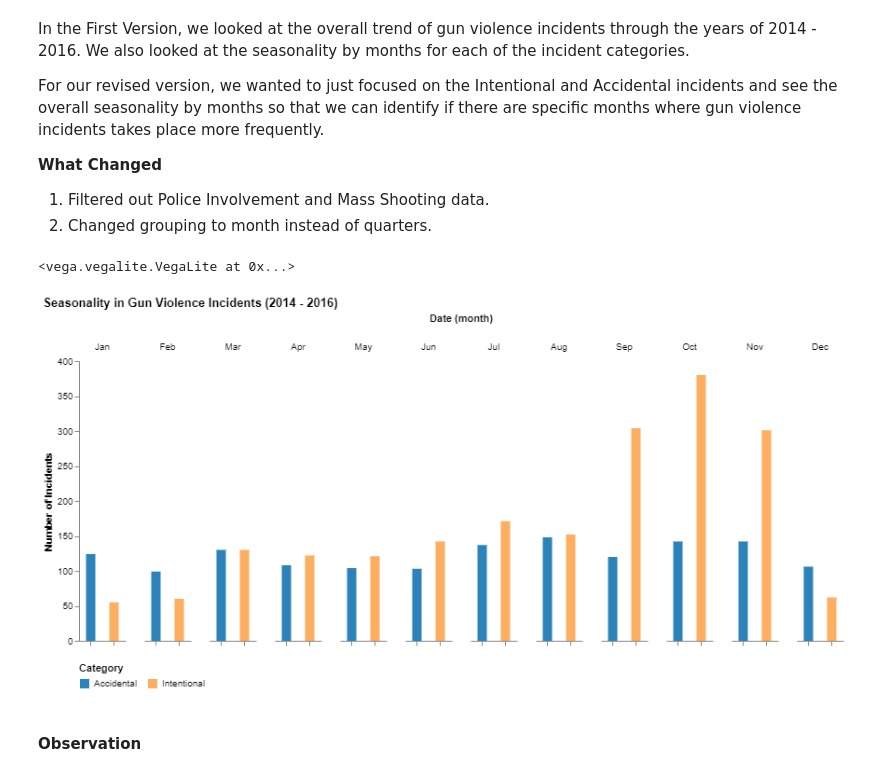
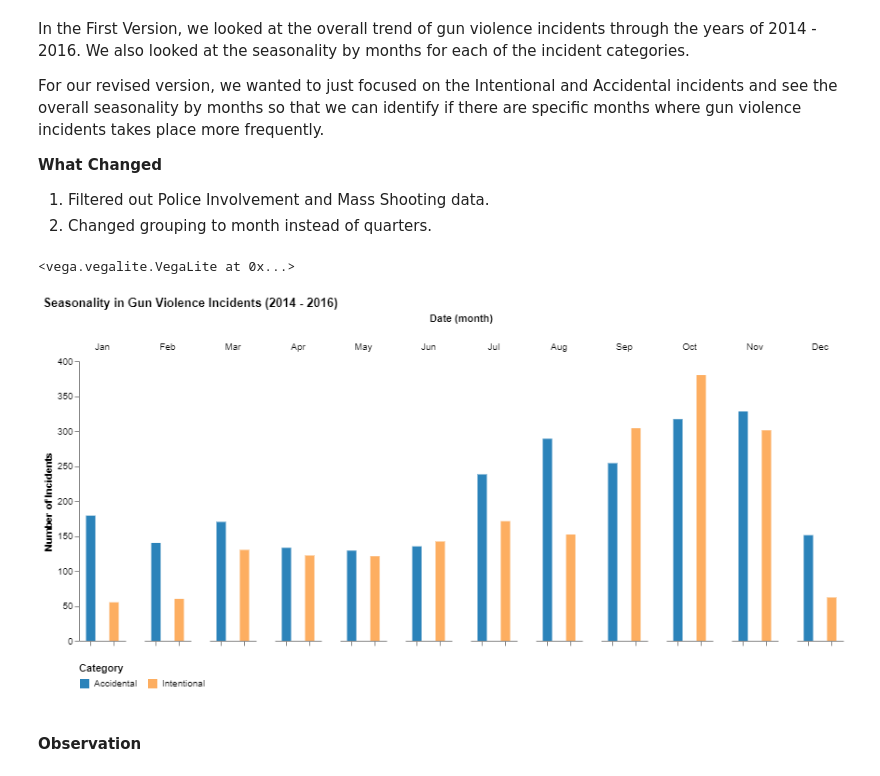
Before and after one commit to kwright76/Gun-Violence-Analysis, a Jupyter notebook: Revised Version.ipynb, the cells around one changed output. Saved outputs shown, nothing was run; the diff lists cells and outputs as text; code cells hidden in the pictures.

```diff
--- a/Revised Version.ipynb
+++ b/Revised Version.ipynb
@@ -92,7 +101,7 @@ df = df.drop(['Unnamed: 0'], axis=1)
 # %% [markdown]
 Filtered out Adults from the dataset to support our claim.
 # %%
-df = df[(df.Age == 'Child') | (df.Age == 'Teen')]
+df1 = df[(df.Age == 'Child') | (df.Age == 'Teen')]
 # %% [markdown]
 <hr style="height:0;border:1px solid #ececec" />
 # %% [markdown]
@@ -126,27 +135,27 @@ For our revised version, we wanted to just focused on the Intentional and Accide
 df_seasonality = df.copy()
 df_seasonality.rename(columns={'Incident Date': 'Date'}, inplace=True)
 # %%
-chart = alt.Chart(df_seasonality, title='Seasonality in Gun Violence Incidents (2014 - 2016)', name='seasonality') \
+chart = alt.Chart(df_seasonality[(df_seasonality['Category'] == 'Accidental' )| (df_seasonality['Category'] == 'Intentional') ], title='Seasonality in Gun Violence Incidents (2014 - 2016)', name='seasonality') \
         .mark_bar(size=10) \
         .encode(
     column = alt.Column('Date', timeUnit='month'),
     x = alt.X('Category', axis=alt.Axis(labels=False, title=None)),
     y = alt.Y('count(Date)', axis=alt.Axis(title='Number of Incidents')),
     color = alt.Color('Category', scale=palette),
     tooltip = ['Category']
 )
 chart.configure_axis(
     grid = False
 ).configure_view(
     strokeWidth = 0
 ).properties(
     width = 50
 ).configure_legend(
      orient = "bottom"
 )
 # %% [output]
 <vega.vegalite.VegaLite at 0x...>
-[figure, old version]
+[figure, new version]
 # %% [markdown]
 #### Observation
 # %% [markdown]
```
Also changed, not shown: parts of 3 cells of this notebook.
